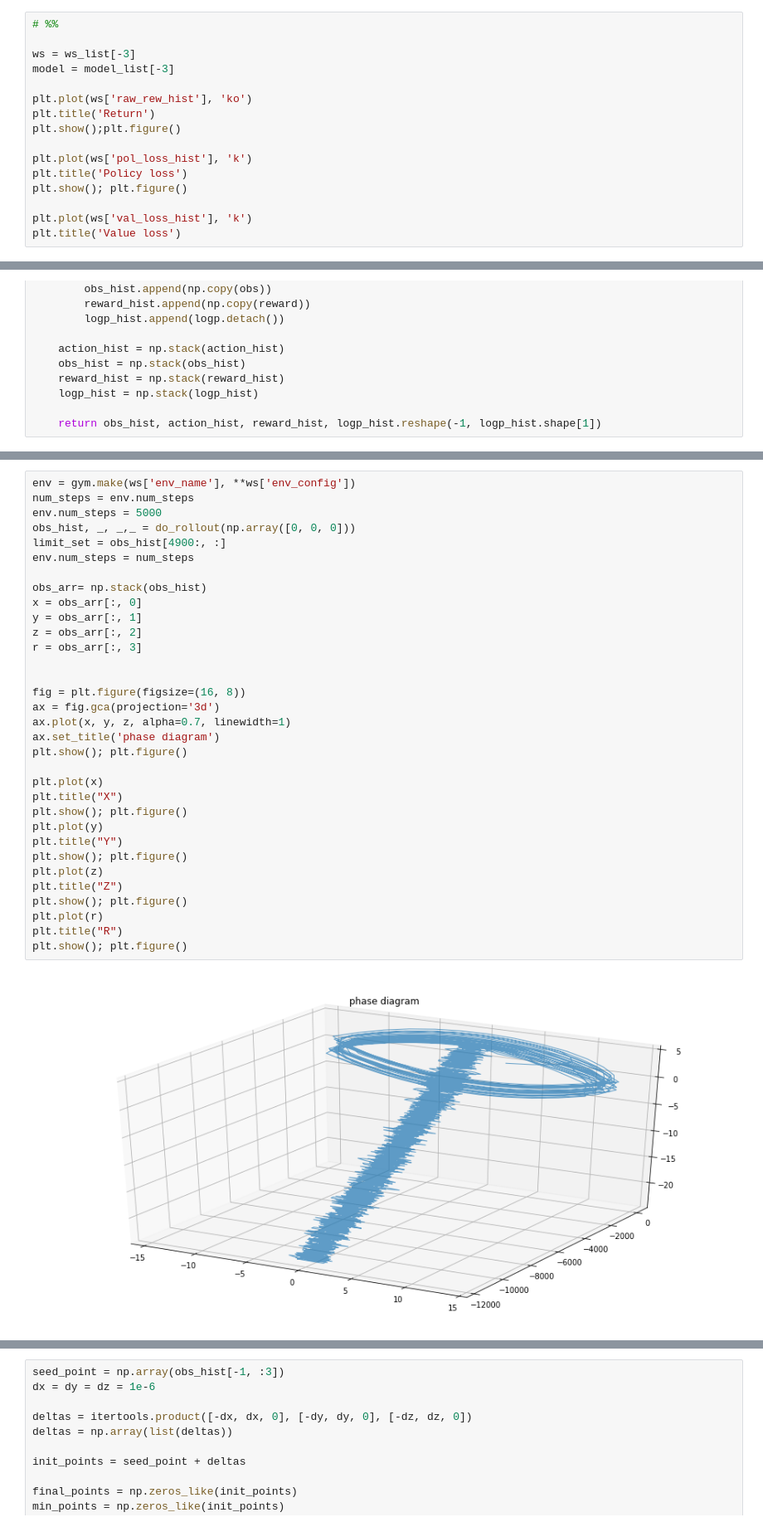
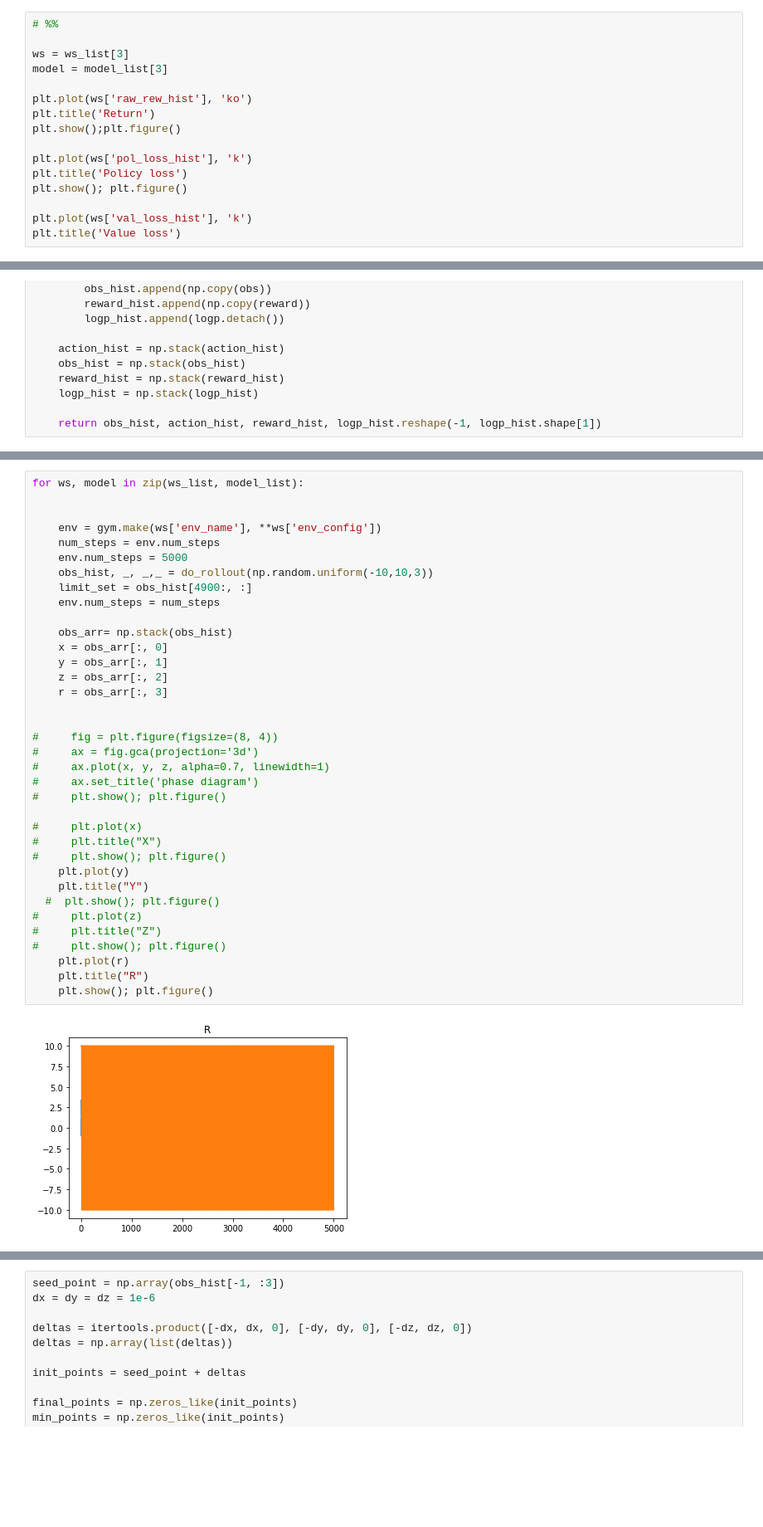
Before and after one commit to sgillen/lorenz, a Jupyter notebook: analyze_sg.ipynb, the cells around one changed output, grey strips where cells are left out. Shown at 83% size. Drawn from its saved outputs; the diff is of its cells as text; blank space fills up the shorter version.

```diff
--- a/analyze_sg.ipynb
+++ b/analyze_sg.ipynb
@@ -54,8 +76,8 @@ fig, ax = smooth_bounded_curve(rewards, window=100)
 # %%
 # %%
 
-ws = ws_list[-3]
-model = model_list[-3]
+ws = ws_list[3]
+model = model_list[3]
 
 plt.plot(ws['raw_rew_hist'], 'ko')
 plt.title('Return')
@@ -159,35 +191,38 @@ plt.show(); plt.figure()
 # %%
-env = gym.make(ws['env_name'], **ws['env_config'])
-num_steps = env.num_steps
-env.num_steps = 5000
-obs_hist, _, _,_ = do_rollout(np.array([0, 0, 0]))
-limit_set = obs_hist[4900:, :]
-env.num_steps = num_steps
-
-obs_arr= np.stack(obs_hist)
-x = obs_arr[:, 0]
-y = obs_arr[:, 1]
-z = obs_arr[:, 2]
-r = obs_arr[:, 3]
+for ws, model in zip(ws_list, model_list):
 
 
-fig = plt.figure(figsize=(16, 8))
-ax = fig.gca(projection='3d')
-ax.plot(x, y, z, alpha=0.7, linewidth=1)
-ax.set_title('phase diagram')
-plt.show(); plt.figure()
+    env = gym.make(ws['env_name'], **ws['env_config'])
+    num_steps = env.num_steps
+    env.num_steps = 5000
+    obs_hist, _, _,_ = do_rollout(np.random.uniform(-10,10,3))
+    limit_set = obs_hist[4900:, :]
+    env.num_steps = num_steps
 
-plt.plot(x)
-plt.title("X")
-plt.show(); plt.figure()
-plt.plot(y)
-plt.title("Y")
-plt.show(); plt.figure()
-plt.plot(z)
-plt.title("Z")
-plt.show(); plt.figure()
-plt.plot(r)
-plt.title("R")
-plt.show(); plt.figure()
+    obs_arr= np.stack(obs_hist)
+    x = obs_arr[:, 0]
+    y = obs_arr[:, 1]
+    z = obs_arr[:, 2]
+    r = obs_arr[:, 3]
+
+
+#     fig = plt.figure(figsize=(8, 4))
+#     ax = fig.gca(projection='3d')
+#     ax.plot(x, y, z, alpha=0.7, linewidth=1)
+#     ax.set_title('phase diagram')
+#     plt.show(); plt.figure()
+
+#     plt.plot(x)
+#     plt.title("X")
+#     plt.show(); plt.figure()
+    plt.plot(y)
+    plt.title("Y")
+  #  plt.show(); plt.figure()
+#     plt.plot(z)
+#     plt.title("Z")
+#     plt.show(); plt.figure()
+    plt.plot(r)
+    plt.title("R")
+    plt.show(); plt.figure()
 # %% [output]
-[figure, old version]
+[figure, new version]
```
Also changed, not shown: parts of 5 cells of this notebook, 10 other files.
